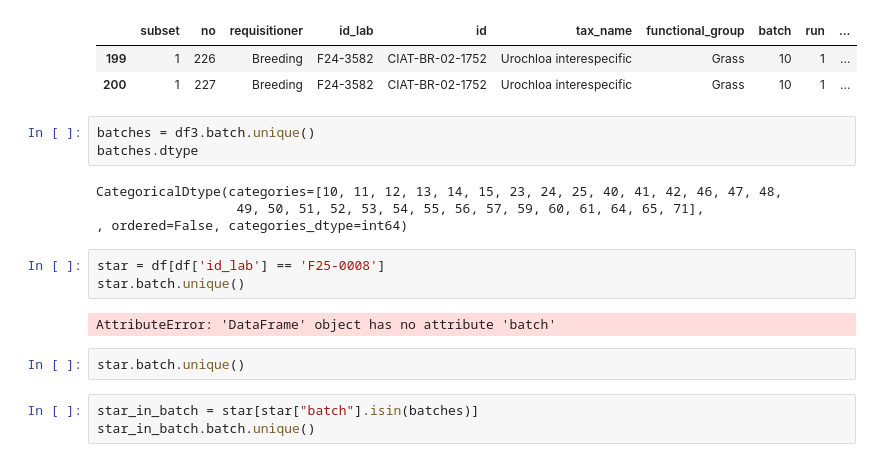
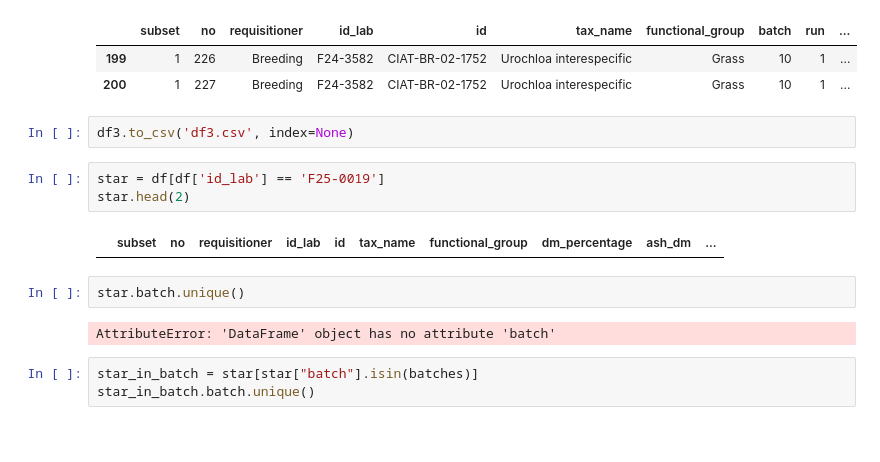
Before and after one commit to maurope/lmf, a Jupyter notebook: notebooks/2026/2026_05_22_data_delivery.ipynb, the cells around one changed output. Saved outputs shown, nothing was run; the diff lists cells and outputs as text; blank space fills up the shorter version.

```diff
--- a/notebooks/2026/2026_05_22_data_delivery.ipynb
+++ b/notebooks/2026/2026_05_22_data_delivery.ipynb
@@ -646,20 +639,17 @@ df3.head(2) # Filtered dataset for Breeding
 |  | subset | no | requisitioner | id_lab | id | tax_name | functional_group | batch | run | ... |
 | 199 | 1 | 226 | Breeding | F24-3582 | CIAT-BR-02-1752 | Urochloa interespecific | Grass | 10 | 1 | ... |
 | 200 | 1 | 227 | Breeding | F24-3582 | CIAT-BR-02-1752 | Urochloa interespecific | Grass | 10 | 1 | ... |
-# %%
-batches = df3.batch.unique()
-batches.dtype
-# %% [output]
-CategoricalDtype(categories=[10, 11, 12, 13, 14, 15, 23, 24, 25, 40, 41, 42, 46, 47, 48,
-                  49, 50, 51, 52, 53, 54, 55, 56, 57, 59, 60, 61, 64, 65, 71],
-, ordered=False, categories_dtype=int64)
+# %%
+df3.to_csv('df3.csv', index=None)
 # %%
-star = df[df['id_lab'] == 'F25-0008']
-star.batch.unique()
+star = df[df['id_lab'] == 'F25-0019']
+star.head(2)
 # %% [output]
-AttributeError: 'DataFrame' object has no attribute 'batch'
+|  | subset | no | requisitioner | id_lab | id | tax_name | functional_group | dm_percentage | ash_dm | ... |
 # %%
 star.batch.unique()
+# %% [output]
+AttributeError: 'DataFrame' object has no attribute 'batch'
 # %%
 star_in_batch = star[star["batch"].isin(batches)]
 star_in_batch.batch.unique()
```
Also changed, not shown: parts of 49 cells of this notebook, 14 other files.
